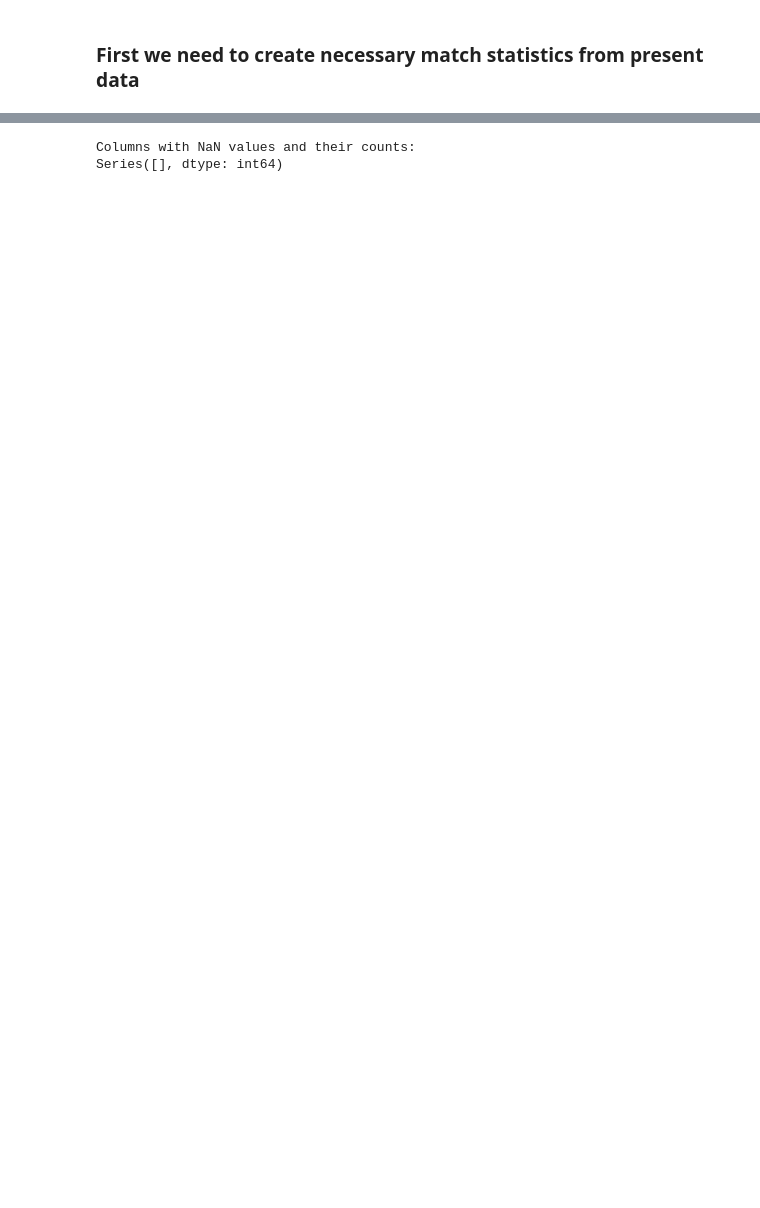
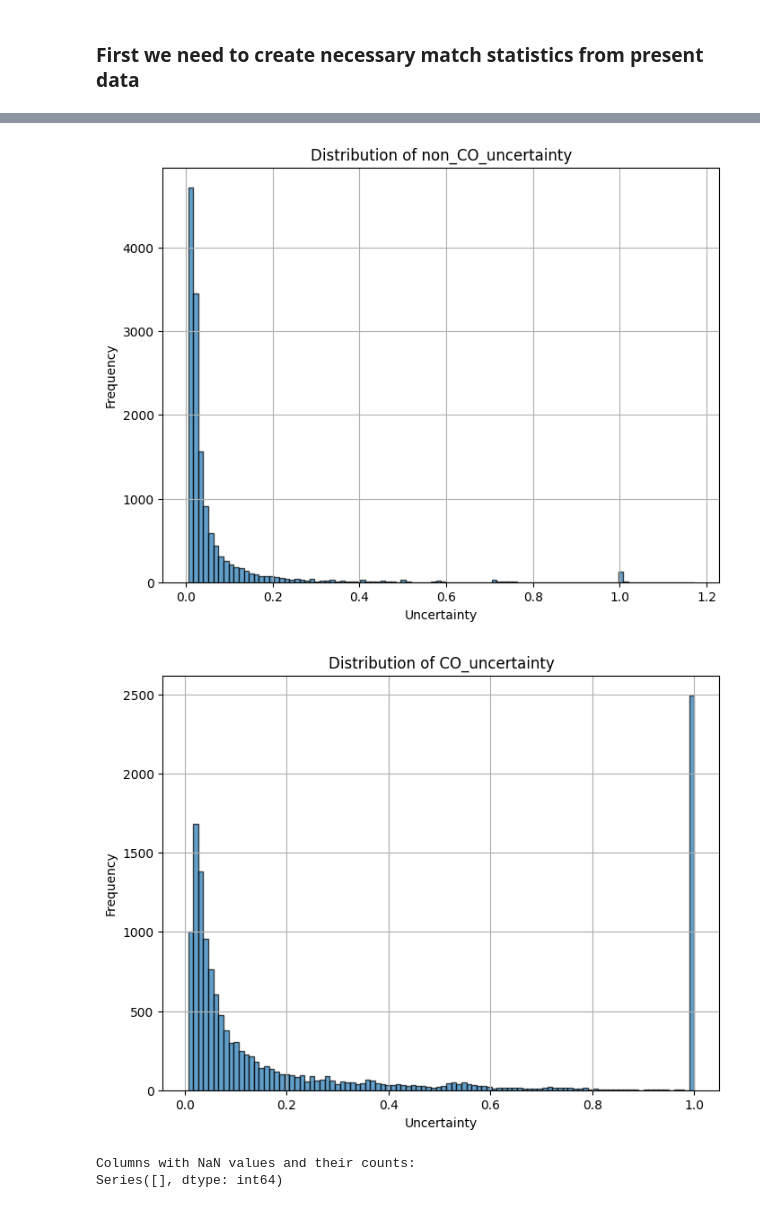
Before and after one commit to KacWNK/Bachelor_Thesis-predicting_results_of_the_tennis_matches_using_machine_learning_models, a Jupyter notebook: feature_creation/src/aggregate_player_match_stats.ipynb, the cells around one changed output, grey strips where cells are left out. Saved outputs shown, nothing was run; the diff lists cells and outputs as text; code cells hidden in the pictures; blank space fills up the shorter version.

```diff
--- a/feature_creation/src/aggregate_player_match_stats.ipynb
+++ b/feature_creation/src/aggregate_player_match_stats.ipynb
@@ -288,0 +527,2 @@ matches[['winner_CO_1st_serve_return_win_pct_avg', 'loser_CO_1st_serve_return_wi
+# %%
+matches = matches.copy()
@@ -288,0 +556,14 @@ matches[['winner_CO_1st_serve_return_win_pct_avg', 'loser_CO_1st_serve_return_wi
+# %%
+matches = calculate_combined_uncertainties(matches, [('w_ace', 'l_ace'), ('w_df', 'l_df'),
+                                                    ('w_2ndIn', 'l_2ndIn'), ('winner_1st_serve_in_pct',  'loser_1st_serve_in_pct'),
+('winner_1st_serve_win_pct', 'loser_1st_serve_win_pct'),
+('winner_2nd_serve_in_pct',  'loser_2nd_serve_in_pct'),
+('winner_2nd_serve_win_pct',  'loser_2nd_serve_win_pct'),
+('winner_service_games_won_pct',  'loser_service_games_won_pct'),
+('winner_1st_serve_return_win_pct',  'loser_1st_serve_return_win_pct'),
+('winner_2nd_serve_return_win_pct',  'loser_2nd_serve_return_win_pct'),
+('winner_return_games_win_pct', 'loser_return_games_win_pct'),
+('winner_bp_won_pct', 'loser_bp_won_pct'),
+('winner_bp_saved_pct', 'loser_bp_saved_pct')
+                           ])
+matches[['match_id', 'Date', 'winner_name', 'loser_name', 'non_CO_uncertainty_winner', 'CO_uncertainty_winner', 'non_CO_uncertainty_loser', 'CO_uncertainty_loser']]
@@ -289 +584,30 @@ matches[['winner_CO_1st_serve_return_win_pct_avg', 'loser_CO_1st_serve_return_wi
+# %%
+matches["CO_uncertainty_winner"] = matches["CO_uncertainty_winner"].clip(lower=0, upper=1)
+matches["CO_uncertainty_loser"] = matches["CO_uncertainty_loser"].clip(lower=0, upper=1)
+matches["non_CO_uncertainty_winner"] = matches["non_CO_uncertainty_winner"].clip(lower=0, upper=1)
+matches["CO_uncertainty_loser"] = matches["CO_uncertainty_loser"].clip(lower=0, upper=1)
+# %%
+matches["CO_uncertainty"] = np.sqrt(matches["CO_uncertainty_winner"] * matches["CO_uncertainty_loser"])
+matches["non_CO_uncertainty"] = np.sqrt(matches["non_CO_uncertainty_winner"] * matches["non_CO_uncertainty_loser"])
+# %%
+import matplotlib.pyplot as plt
+
+plt.figure(figsize=(8, 6))
+plt.hist(matches['non_CO_uncertainty'], bins=100, alpha=0.7, edgecolor='black')
+plt.title(f'Distribution of non_CO_uncertainty')
+plt.xlabel('Uncertainty')
+plt.ylabel('Frequency')
+plt.grid(True)
+plt.show()
+
+plt.figure(figsize=(8, 6))
+plt.hist(matches['CO_uncertainty'], bins=100, alpha=0.7, edgecolor='black')
+plt.title(f'Distribution of CO_uncertainty')
+plt.xlabel('Uncertainty')
+plt.ylabel('Frequency')
+plt.grid(True)
+plt.show()
+# %% [output]
+[figure, added]
+[figure, added]
 # %%
```
Also changed, not shown: parts of 19 cells of this notebook, 18 other files.
